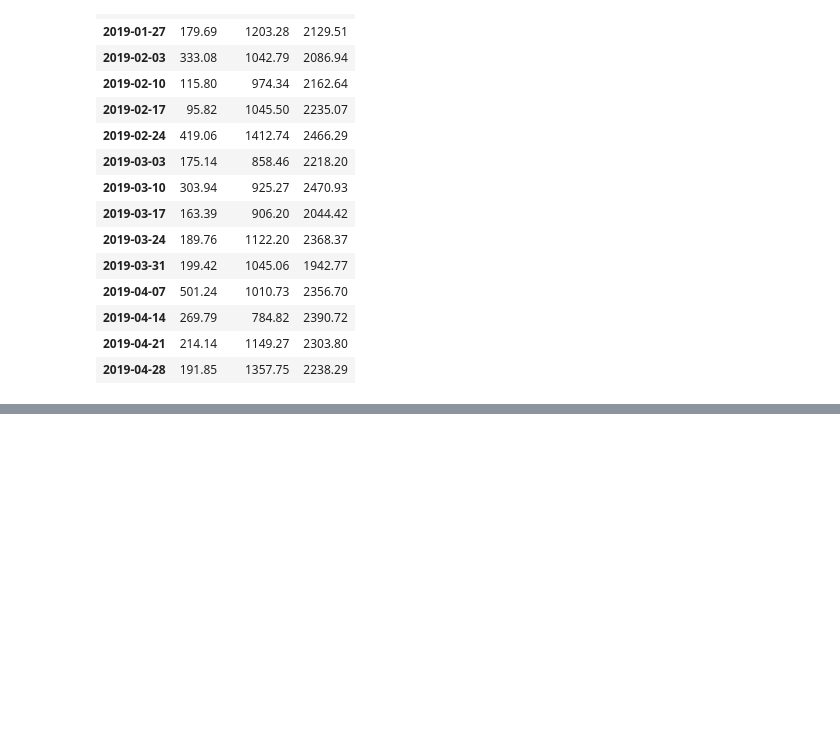
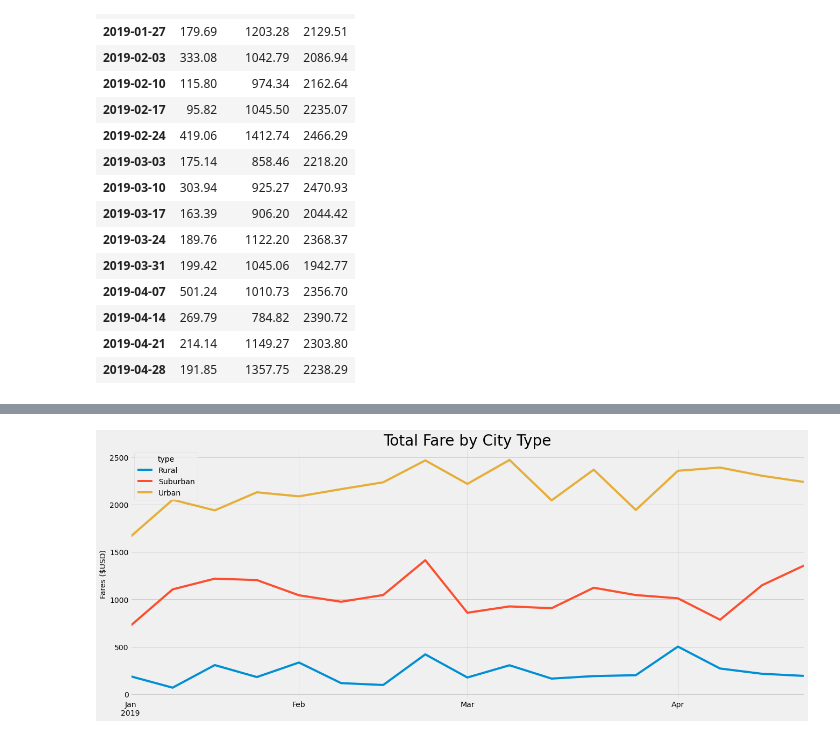
Before and after one commit to mrmarken/PyBer_Analysis, a Jupyter notebook: PyBer_Challenge.ipynb, the cells around one changed output, grey strips where cells are left out. Saved outputs shown, nothing was run; the diff lists cells and outputs as text; code cells hidden in the pictures; blank space fills up the shorter version.

```diff
--- a/PyBer_Challenge.ipynb
+++ b/PyBer_Challenge.ipynb
@@ -294,9 +287,19 @@ sum_of_fares_df_pivot
 # %%
 # 8. Using the object-oriented interface method, plot the resample
 # DataFrame using the df.plot() function.
-
+ax = sum_of_fares_df_pivot.plot(figsize=(20, 8))
 
 # Import the style from Matplotlib.
 from matplotlib import style
 # Use the graph style fivethirtyeight.
 style.use('fivethirtyeight')
+ax.set_title("Total Fare by City Type",fontsize=28)
+ax.set_ylabel("Fares ($USD)",fontsize=14)
+ax.set_xlabel("Weekly totals",visible=False)
+
+# Save Figure
+plt.savefig("analysis/PyBer_fare_summary.png")
+
+plt.show()
+# %% [output]
+[figure, added]
```
Also changed, not shown: parts of 5 cells of this notebook, 4 other files.
